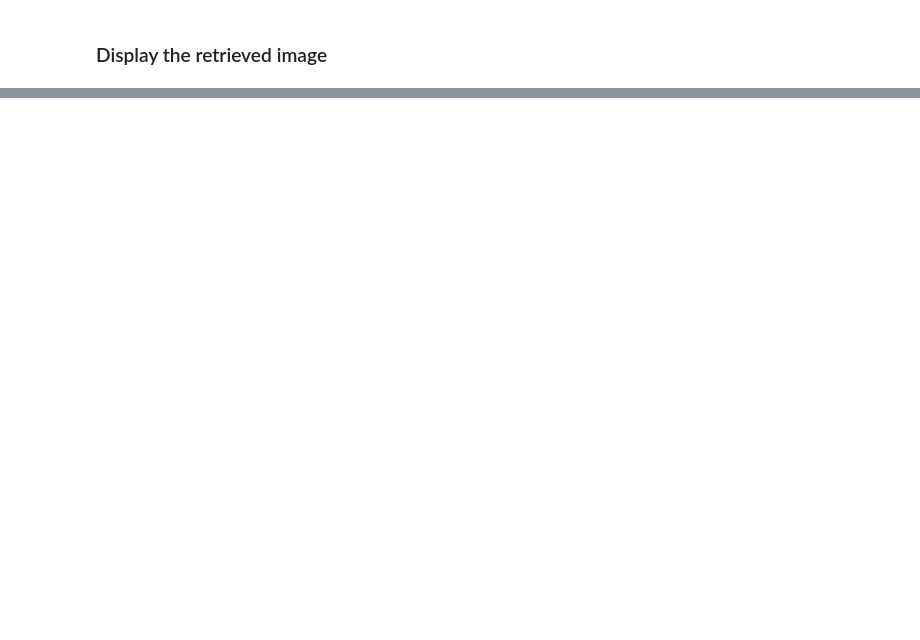
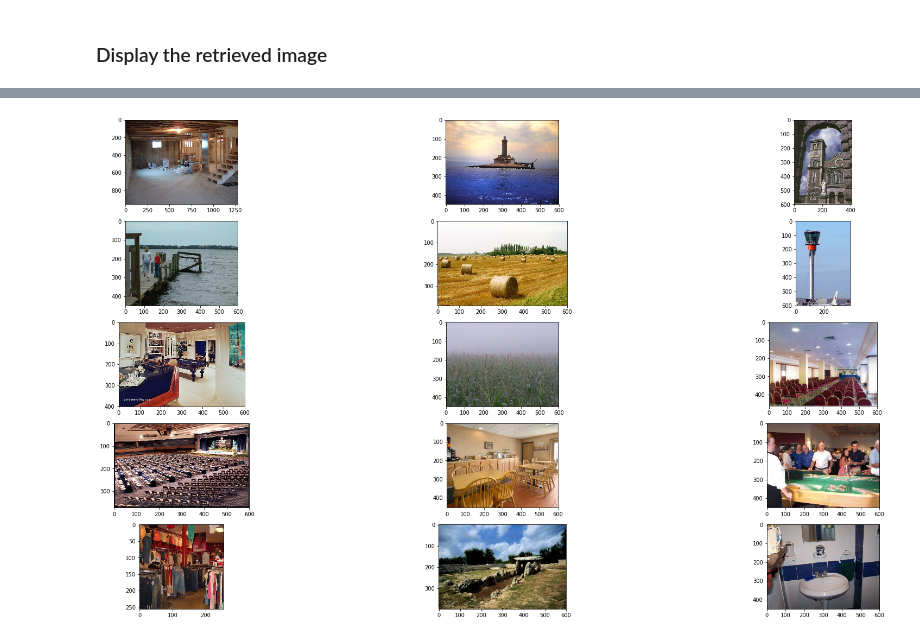
Before and after one commit to jacobswan1/Att_Retrieval, a Jupyter notebook: retrieval_demo.ipynb, the cells around one changed output, grey strips where cells are left out. Drawn from its saved outputs; the diff is of its cells as text; code cells hidden in the pictures; blank space fills up the shorter version.

```diff
--- a/retrieval_demo.ipynb
+++ b/retrieval_demo.ipynb
@@ -129,0 +157,10 @@ for i, image in enumerate(images):
+# %%
+# retrieved by pretrained res101
+
+plt.figure(figsize=(30,20))
+columns = 3
+for i, image in enumerate(images2):
+    plt.subplot(len(images) / columns + 1, columns, i + 1)
+    plt.imshow(image)
+# %% [output]
+[figure, added]
```
Also changed, not shown: parts of 8 cells of this notebook.
